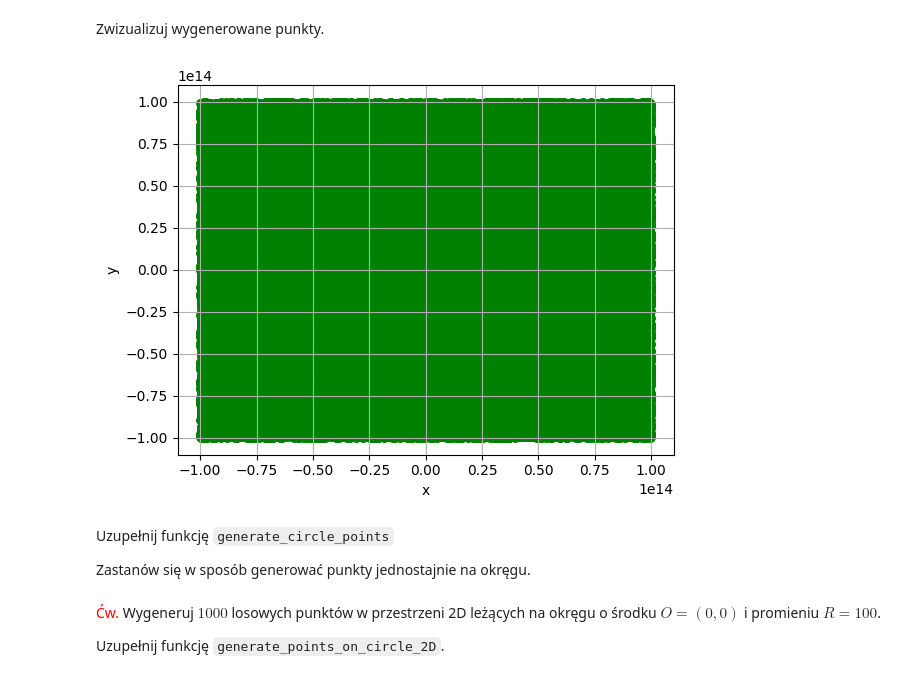
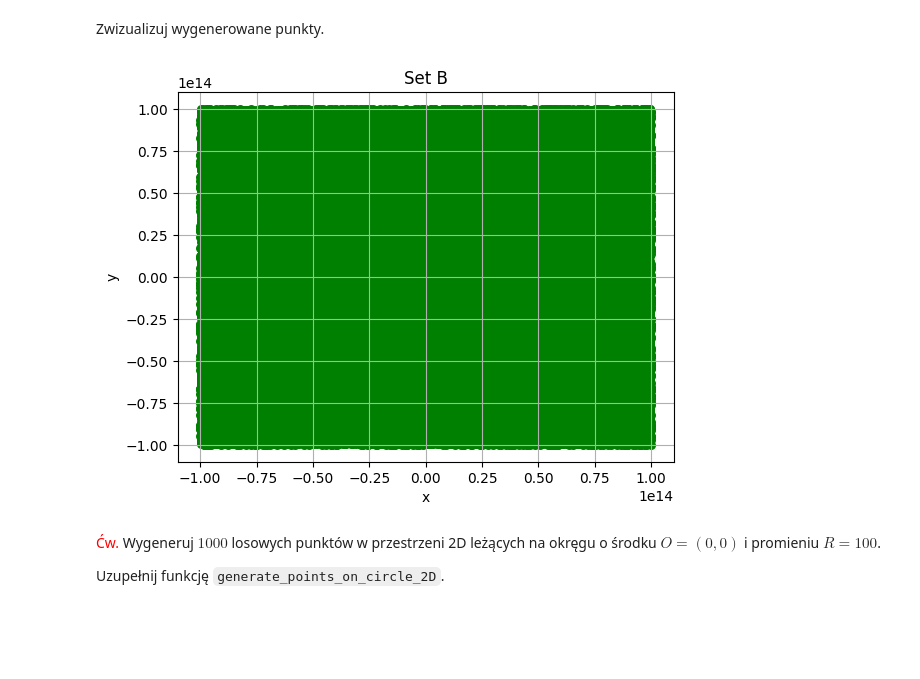
Before and after one commit to NCCMNT/Geometric-Algorithms, a Jupyter notebook: lab1/main.ipynb, the cells around one changed output. Saved outputs shown, nothing was run; the diff lists cells and outputs as text; code cells hidden in the pictures; blank space fills up the shorter version.

````diff
--- a/lab1/main.ipynb
+++ b/lab1/main.ipynb
@@ -78,14 +75,10 @@ draw_points(points_a)
 points_b = generate_uniform_points(-10 ** 14, 10 ** 14, 10 ** 5)
 # %% [markdown]
 Zwizualizuj wygenerowane punkty.
-# %%
-draw_points(points_b)
-# %% [output]
-[figure, removed]
-# %% [markdown]
-Uzupełnij funkcję ```generate_circle_points```
-
-Zastanów się w sposób generować punkty jednostajnie na okręgu.
+# %%
+draw_points(points_b, save=True, title='Set B')
+# %% [output]
+[figure, added]
 # %%
 def generate_circle_points(O, R, n = 1000):
     """
````
Also changed, not shown: parts of 30 cells of this notebook, 4 other files.
